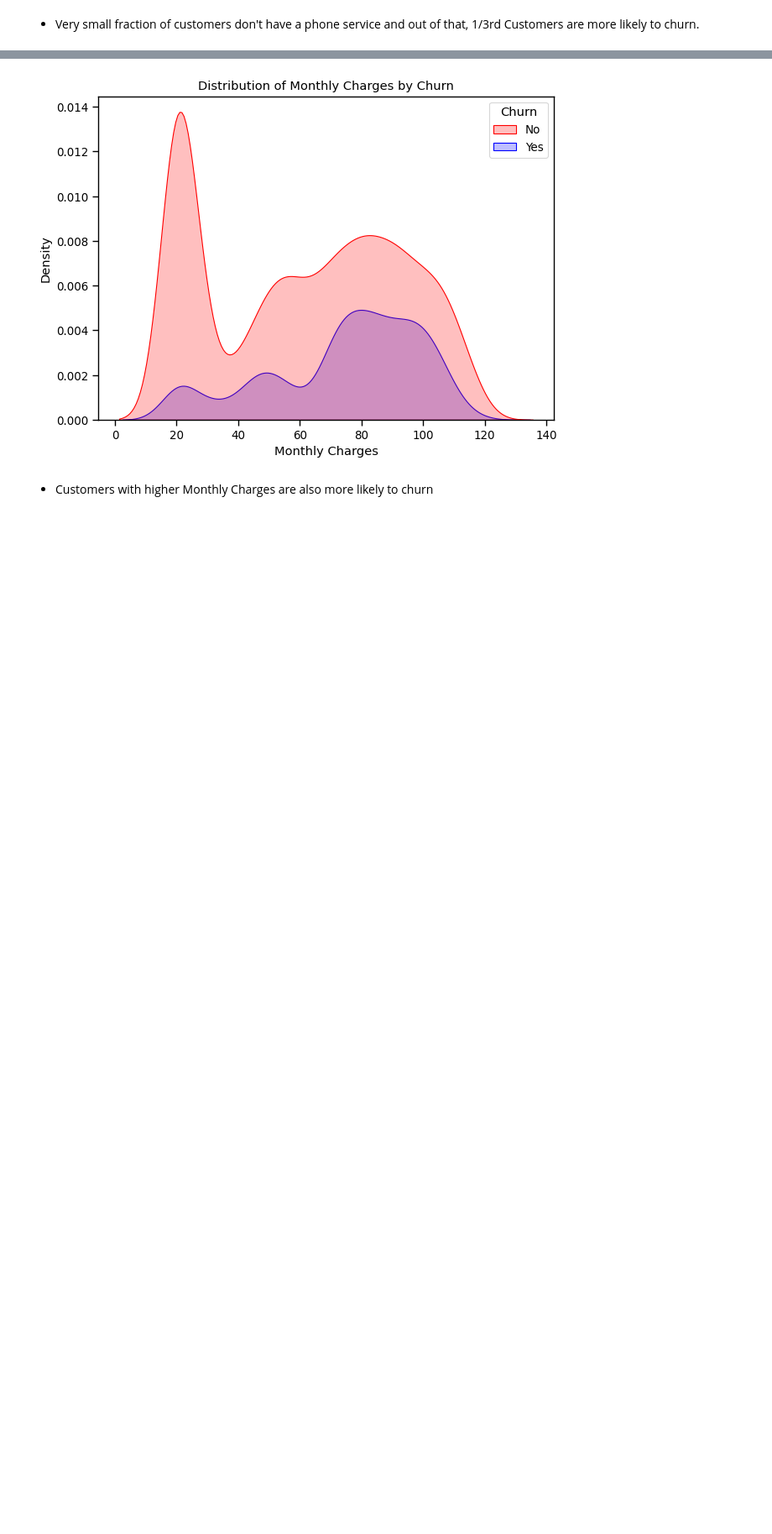
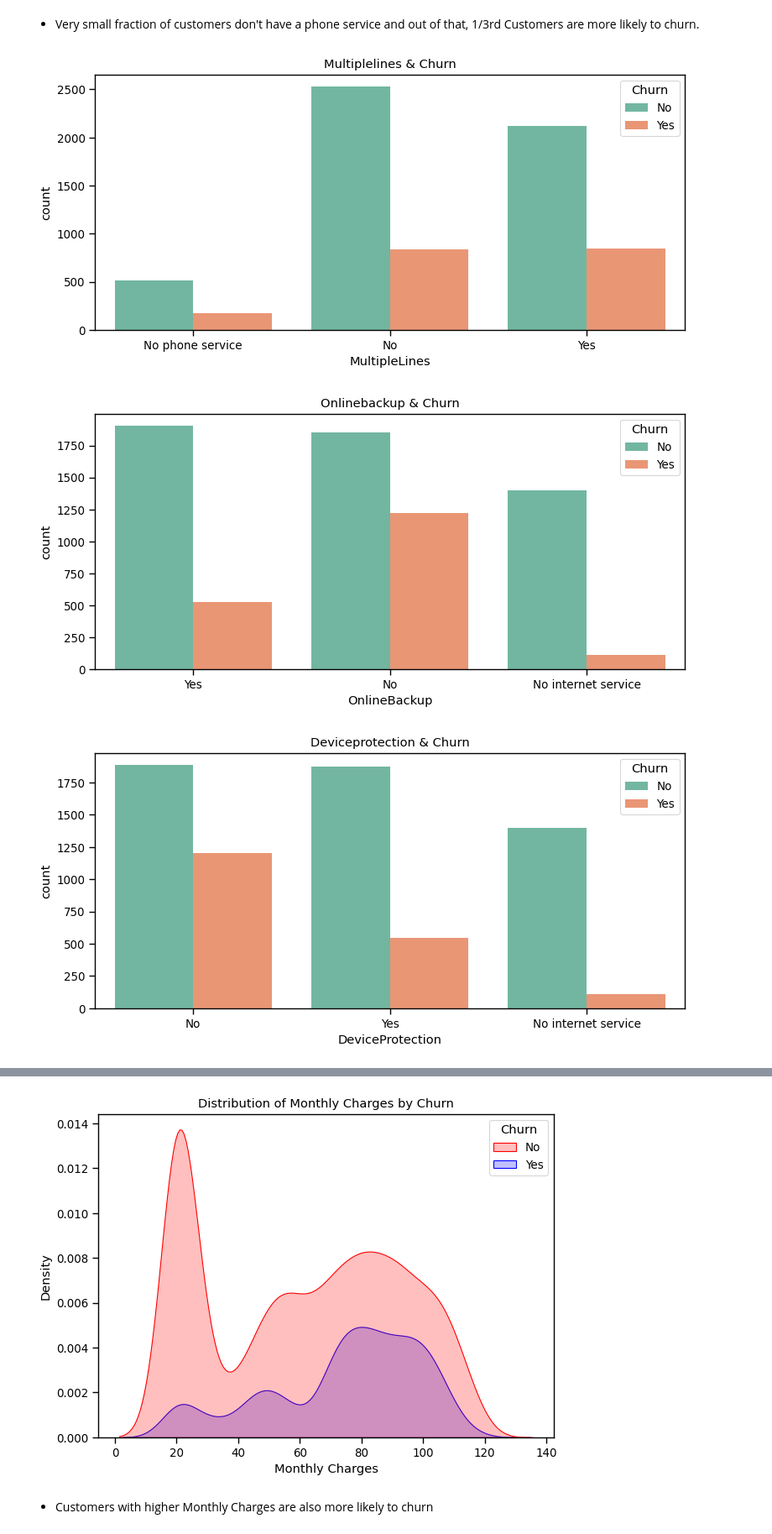
Before and after one commit to suchi-ta/Customer_churn_pred, a Jupyter notebook: Churn_prediction.ipynb, the cells around one changed output, grey strips where cells are left out. Shown at 84% size. Saved outputs shown, nothing was run; the diff lists cells and outputs as text; code cells hidden in the pictures; blank space fills up the shorter version.

```diff
--- a/Churn_prediction.ipynb
+++ b/Churn_prediction.ipynb
@@ -615,3 +592,18 @@ plt.show()
 [figure]
 # %% [markdown]
 * Very small fraction of customers don't have a phone service and out of that, 1/3rd Customers are more likely to churn.
+# %%
+cols=['MultipleLines','OnlineBackup', 'DeviceProtection',  'StreamingTV', 'StreamingMovies', 'Contract']
+
+
+for col in cols:
+
+        plt.figure(figsize=(8,4))
+        sns.countplot(data=df, x=col, hue="Churn", palette="Set2")
+        plt.title(f"{col.capitalize()} & Churn")
+        plt.tight_layout()
+        plt.show()
+# %% [output]
+[figure, added]
+[figure, added]
+[figure, added]
```
Also changed, not shown: parts of 75 cells of this notebook, 1 other file.
